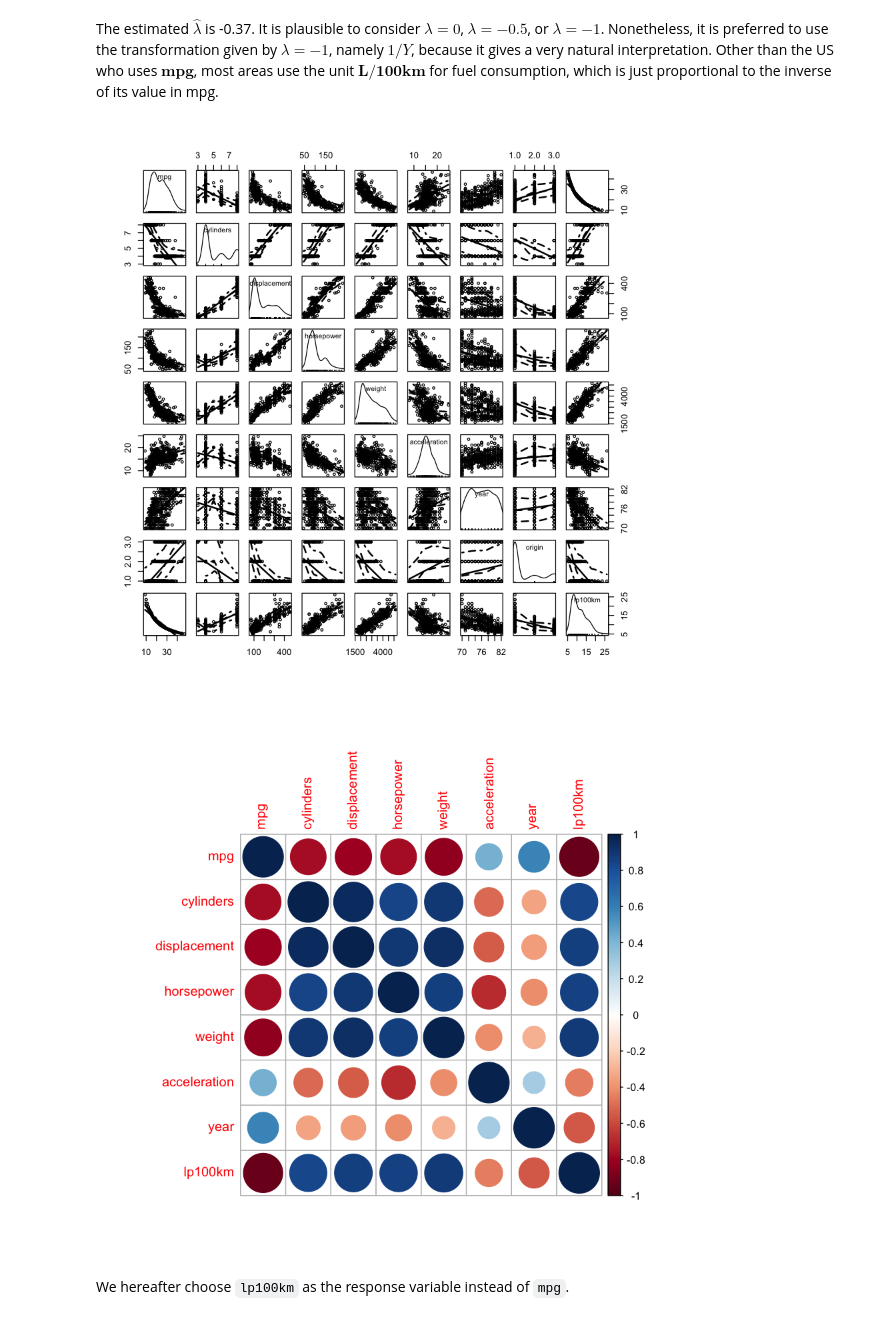
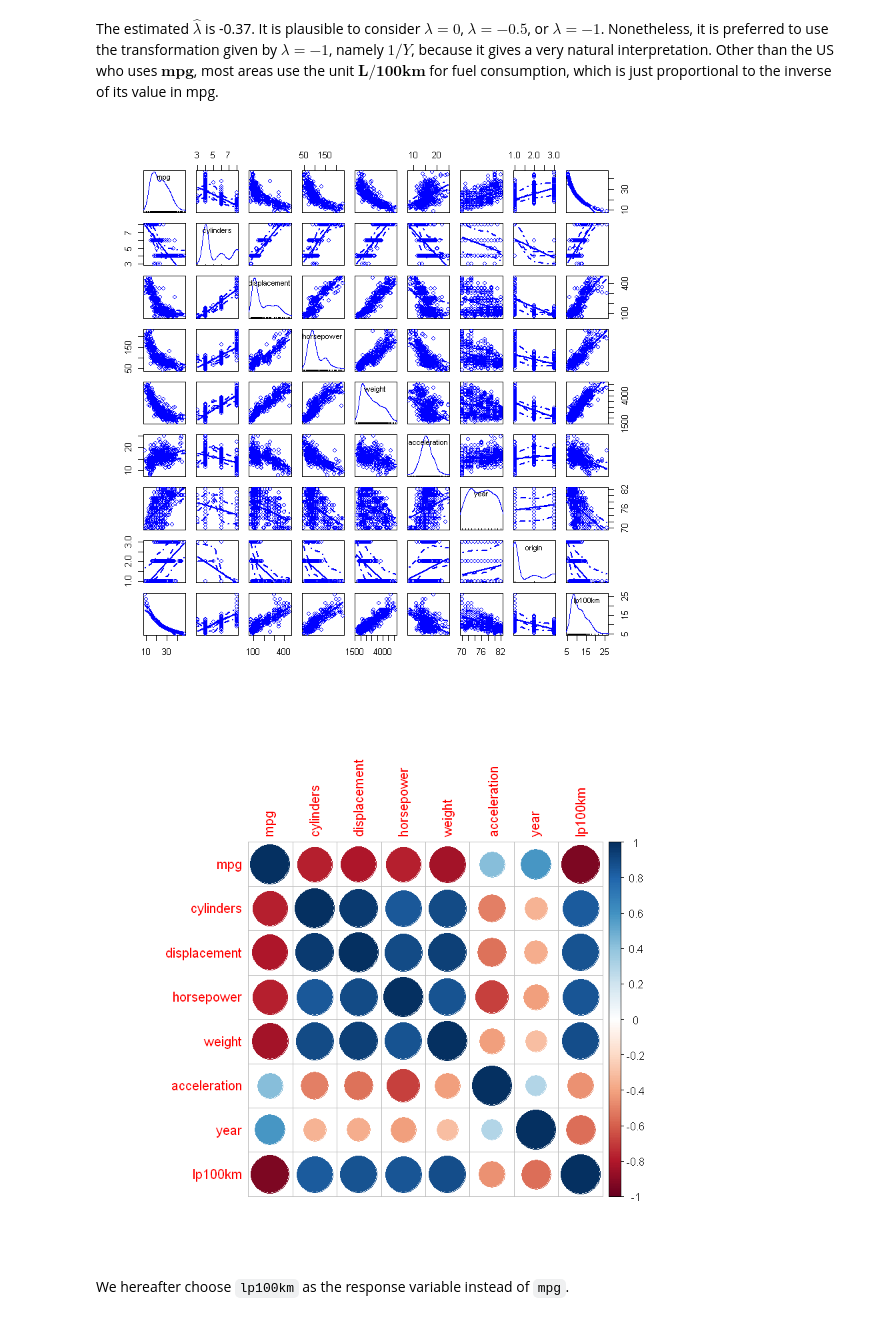
Before and after one commit to KillingVectorField/STA232-Final-Project, a Jupyter notebook: mpg.ipynb, the cells around one changed output. Drawn from its saved outputs; the diff is of its cells as text; code cells hidden in the pictures.

```diff
--- a/mpg.ipynb
+++ b/mpg.ipynb
@@ -85,11 +101,11 @@ The estimated $\hat \lambda$ is -0.37. It is plausible to consider $\lambda=0$,
 mpg$lp100km<-100/mpg$mpg*0.621371192*3.78541178
 #car::inverseResponsePlot(lm(lp100km~., data=mpg[,-c(1,9)]))
 # %%
-car::scatterplotMatrix(mpg[,-9],cex=0.6,col=1)
+car::scatterplotMatrix(mpg[,-9])
 corrplot::corrplot(cor(mpg[,-c(8,9)]))
 # %% [output]
-[figure, old version]
+[figure, new version]
-[figure, old version]
+[figure, new version]
 # %% [markdown]
 We hereafter choose `lp100km` as the response variable instead of `mpg`.
 # %% [markdown]
```
Also changed, not shown: parts of 33 cells of this notebook.
